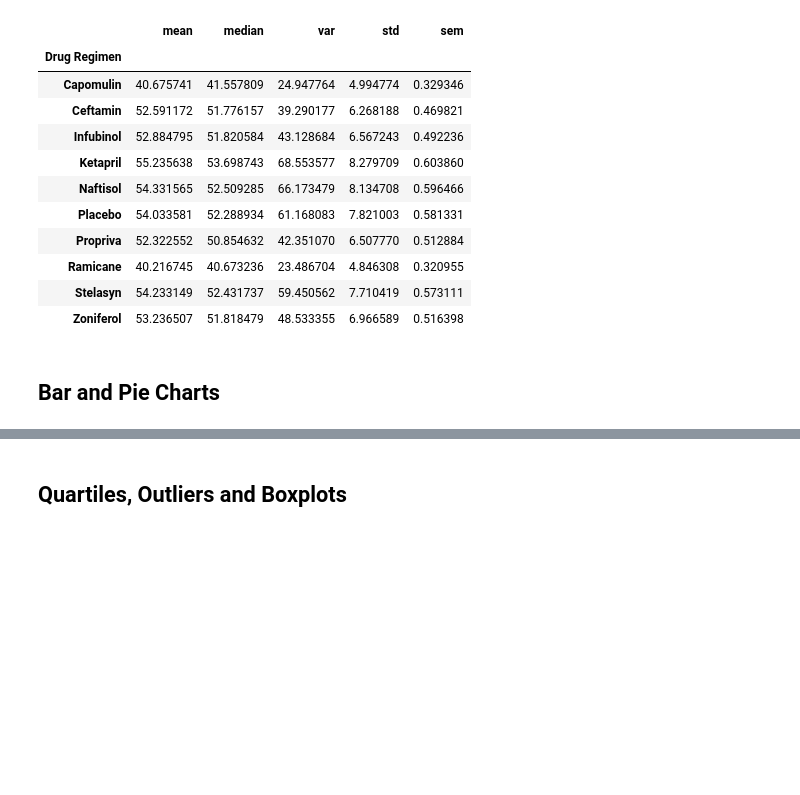
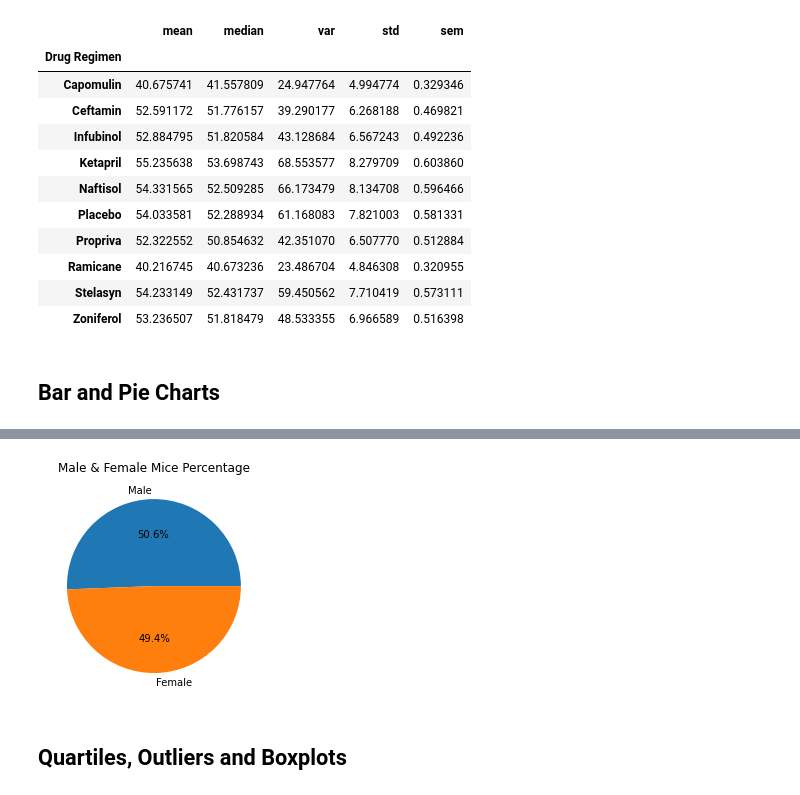
Before and after one commit to axfrancois123/pymaceuticals_starter, a Jupyter notebook: pymaceuticals_starter.ipynb, the cells around one changed output, grey strips where cells are left out. Saved outputs shown, nothing was run; the diff lists cells and outputs as text; code cells hidden in the pictures; blank space fills up the shorter version.

```diff
--- a/pymaceuticals_starter.ipynb
+++ b/pymaceuticals_starter.ipynb
@@ -158,5 +208,13 @@ agg_df
 # %%
 # Generate a pie plot showing the distribution of female versus male mice using pyplot
+
+gender = merged_df.Sex.value_counts()
+
+plt.pie(gender.values,labels=gender.index,autopct='%1.1f%%')
+plt.title('Male & Female Mice Percentage')
+plt.show()
+# %% [output]
+[figure, added]
 # %% [markdown]
 ## Quartiles, Outliers and Boxplots
 # %%
```
Also changed, not shown: parts of 13 cells of this notebook.
